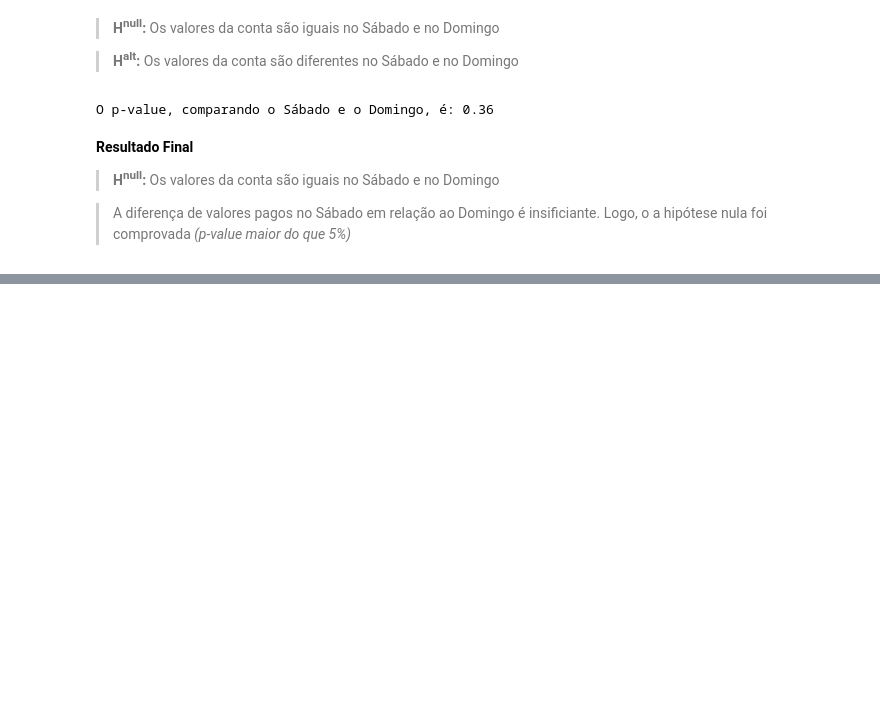
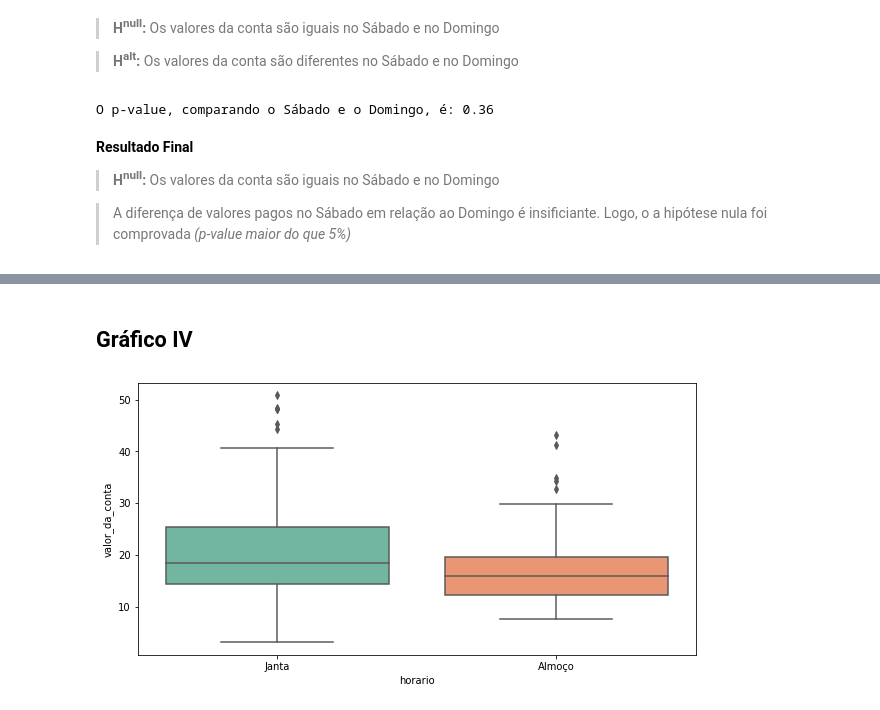
Before and after one commit to strawndri/data-visualization, a Jupyter notebook: Notebooks/Gorjetas.ipynb, the cells around one changed output, grey strips where cells are left out. Saved outputs shown, nothing was run; the diff lists cells and outputs as text; code cells hidden in the pictures; blank space fills up the shorter version.

```diff
--- a/Notebooks/Gorjetas.ipynb
+++ b/Notebooks/Gorjetas.ipynb
@@ -404,0 +429,6 @@ O p-value, comparando o Sábado e o Domingo, é: 0.36
+# %% [markdown]
+## Gráfico IV
+# %%
+grafico_horario4 = sns.boxplot(x='horario', y='valor_da_conta', data=gorjetas)
+# %% [output]
+[figure, added]
```
Also changed, not shown: parts of 15 cells of this notebook.
